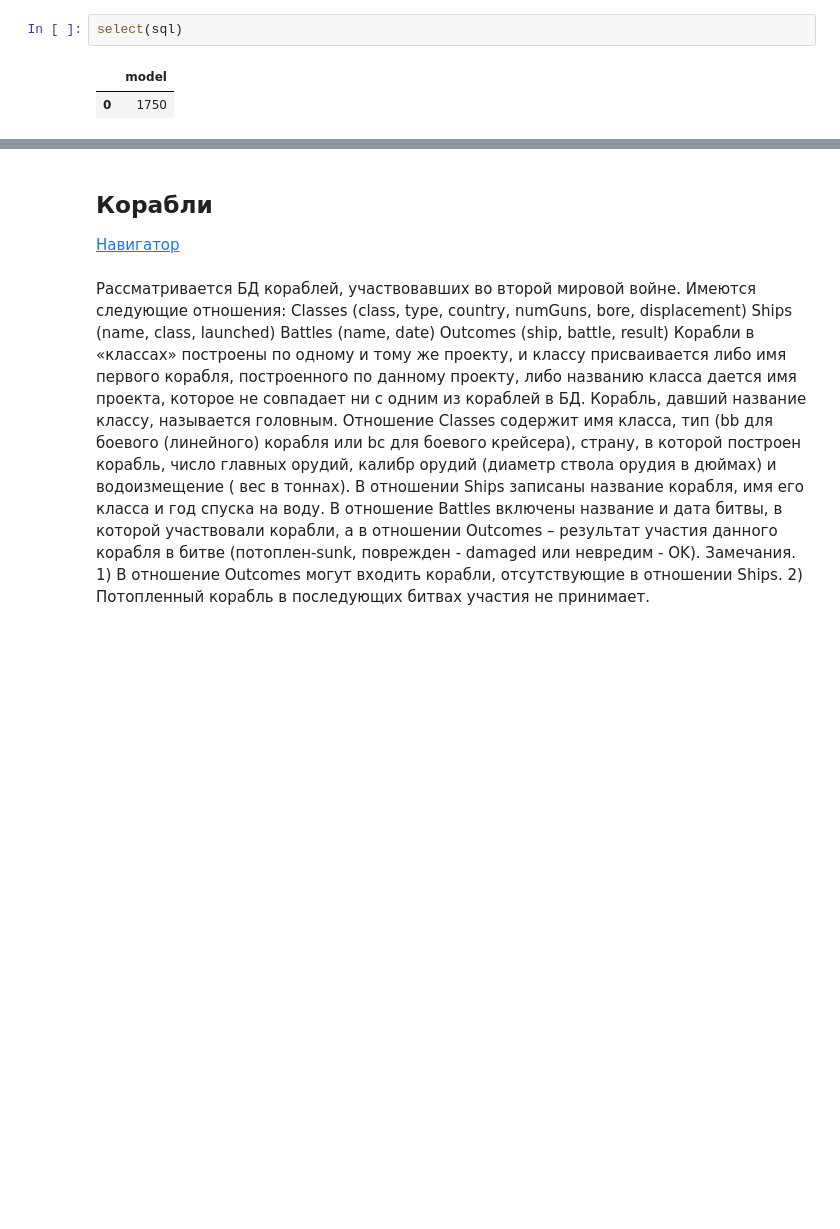
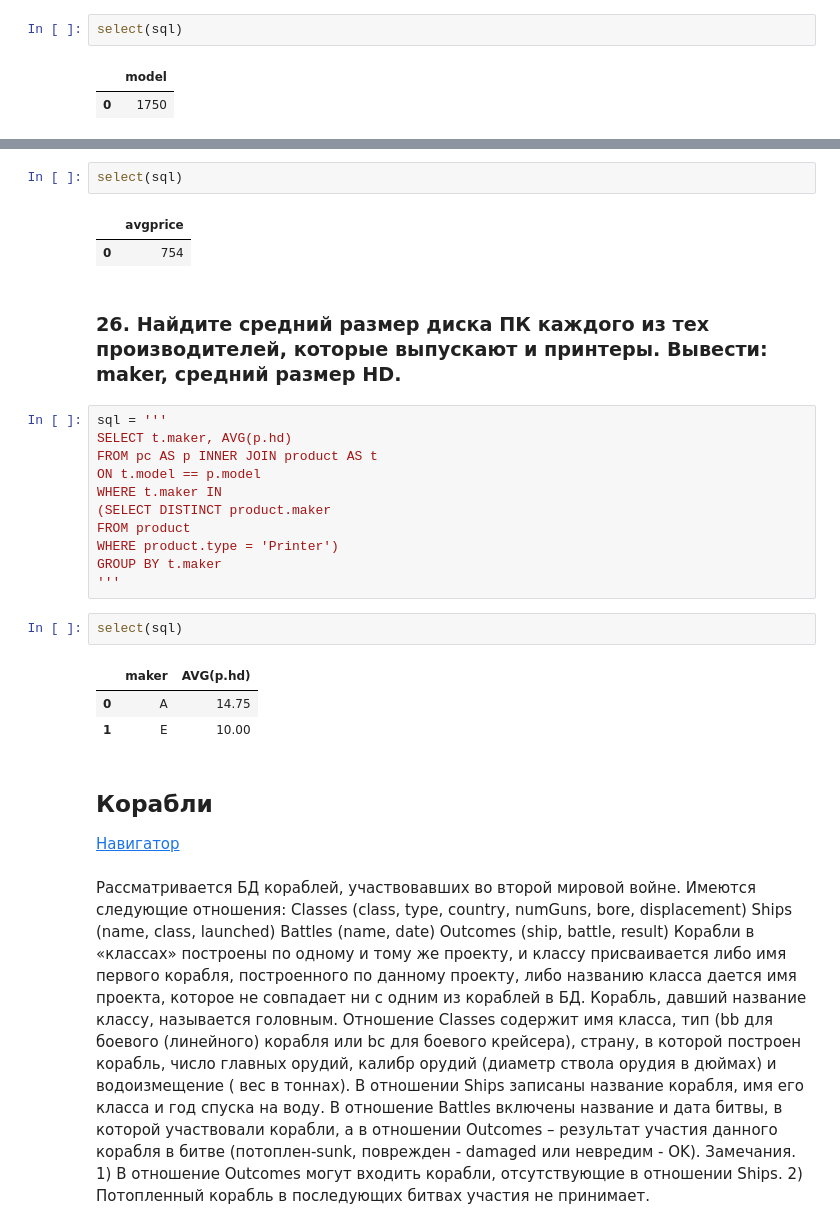
Before and after one commit to buchkowski/mysqlex, a Jupyter notebook: SQL-ex.ipynb, the cells around one changed output, grey strips where cells are left out. Saved outputs shown, nothing was run; the diff lists cells and outputs as text; blank space fills up the shorter version.

```diff
--- a/SQL-ex.ipynb
+++ b/SQL-ex.ipynb
@@ -1079,3 +1174,27 @@ select(sql)
+# %%
+select(sql)
+# %% [output]
+|  | avgprice |
+| 0 | 754 |
+# %% [markdown]
+### 26. Найдите средний размер диска ПК каждого из тех производителей, которые выпускают и принтеры. Вывести: maker, средний размер HD.
+# %%
+sql = '''
+SELECT t.maker, AVG(p.hd)
+FROM pc AS p INNER JOIN product AS t
+ON t.model == p.model
+WHERE t.maker IN
+(SELECT DISTINCT product.maker
+FROM product
+WHERE product.type = 'Printer')
+GROUP BY t.maker
+'''
+# %%
+select(sql)
+# %% [output]
+|  | maker | AVG(p.hd) |
+| 0 | A | 14.75 |
+| 1 | E | 10.00 |
 # %% [markdown]
 ## Корабли
 [Навигатор](#Задачи)
```
Also changed, not shown: parts of 13 cells of this notebook, 1 other file.
